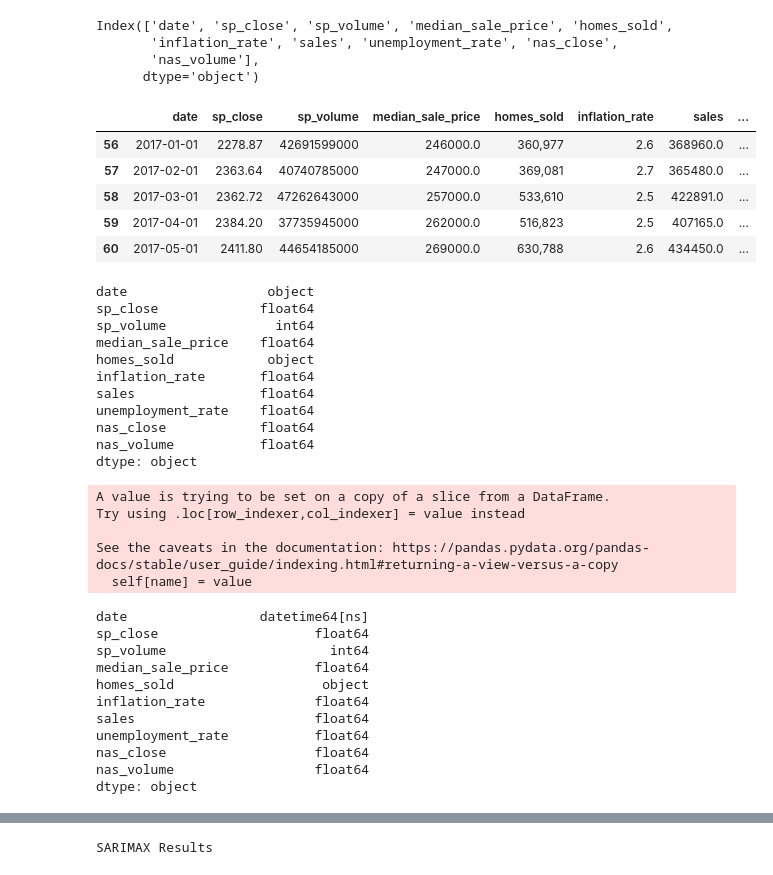
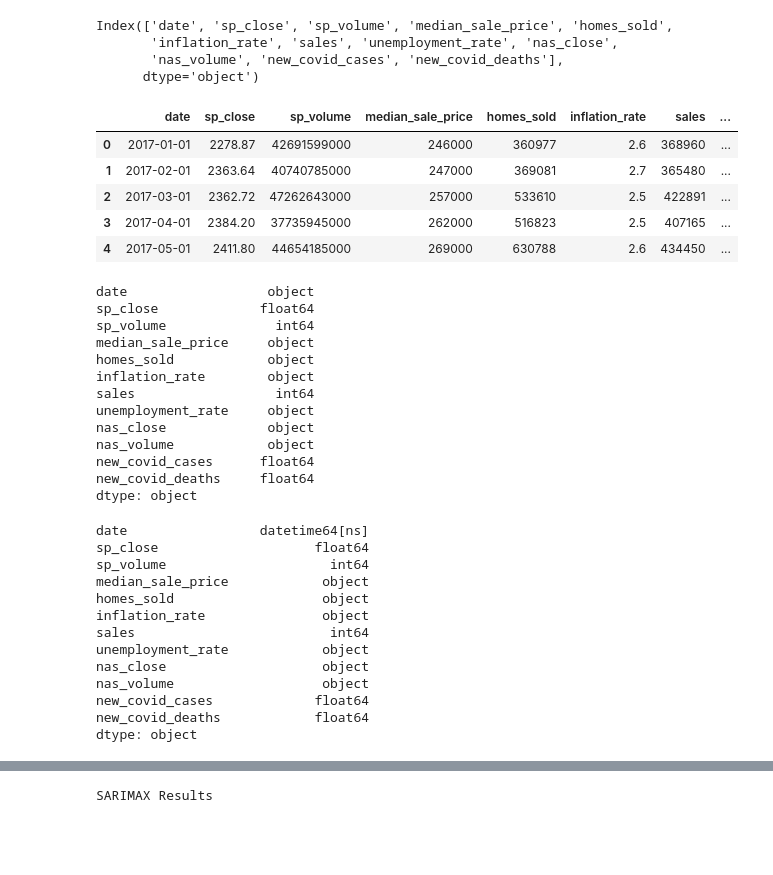
Before and after one commit to Kuldeep200/Covid-19, a Jupyter notebook: ARIMA.ipynb, the cells around one changed output, grey strips where cells are left out. Drawn from its saved outputs; the diff is of its cells as text; code cells hidden in the pictures; blank space fills up the shorter version.

```diff
--- a/ARIMA.ipynb
+++ b/ARIMA.ipynb
@@ -26,0 +12,7 @@ df.head()
+# %%
+engine = create_engine(f"postgresql://postgres:9LoveahM!@finalproject-1.cdkjbf76bqph.us-east-1.rds.amazonaws.com:5432/project")
+conn = engine.connect()
+# %%
+cursor= engine.execute('SELECT * FROM final_df')
+# %%
+df=pd.DataFrame(cursor, columns=['date', "sp_close", "sp_volume", "median_sale_price", "homes_sold", "inflation_rate",  "sales", "unemployment_rate", "nas_close", "nas_volume", "new_covid_cases", "new_covid_deaths"])
@@ -31,53 +32,51 @@ df.columns
 # %% [output]
 Index(['date', 'sp_close', 'sp_volume', 'median_sale_price', 'homes_sold',
        'inflation_rate', 'sales', 'unemployment_rate', 'nas_close',
-       'nas_volume'],
+       'nas_volume', 'new_covid_cases', 'new_covid_deaths'],
       dtype='object')
 # %%
-final_df=df.dropna()
+final_df=df.fillna(0)
 final_df.head()
 # %% [output]
 |  | date | sp_close | sp_volume | median_sale_price | homes_sold | inflation_rate | sales | ... |
-| 56 | 2017-01-01 | 2278.87 | 42691599000 | 246000.0 | 360,977 | 2.6 | 368960.0 | ... |
-| 57 | 2017-02-01 | 2363.64 | 40740785000 | 247000.0 | 369,081 | 2.7 | 365480.0 | ... |
-| 58 | 2017-03-01 | 2362.72 | 47262643000 | 257000.0 | 533,610 | 2.5 | 422891.0 | ... |
-| 59 | 2017-04-01 | 2384.20 | 37735945000 | 262000.0 | 516,823 | 2.5 | 407165.0 | ... |
-| 60 | 2017-05-01 | 2411.80 | 44654185000 | 269000.0 | 630,788 | 2.6 | 434450.0 | ... |
+| 0 | 2017-01-01 | 2278.87 | 42691599000 | 246000 | 360977 | 2.6 | 368960 | ... |
+| 1 | 2017-02-01 | 2363.64 | 40740785000 | 247000 | 369081 | 2.7 | 365480 | ... |
+| 2 | 2017-03-01 | 2362.72 | 47262643000 | 257000 | 533610 | 2.5 | 422891 | ... |
+| 3 | 2017-04-01 | 2384.20 | 37735945000 | 262000 | 516823 | 2.5 | 407165 | ... |
+| 4 | 2017-05-01 | 2411.80 | 44654185000 | 269000 | 630788 | 2.6 | 434450 | ... |
 # %%
 final_df.dtypes
 # %% [output]
 date                  object
 sp_close             float64
 sp_volume              int64
-median_sale_price    float64
+median_sale_price     object
 homes_sold            object
-inflation_rate       float64
-sales                float64
-unemployment_rate    float64
-nas_close            float64
-nas_volume           float64
+inflation_rate        object
+sales                  int64
+unemployment_rate     object
+nas_close             object
+nas_volume            object
+new_covid_cases      float64
+new_covid_deaths     float64
 dtype: object
 # %%
 final_df.date= pd.to_datetime(final_df.date, errors='coerce')
-# %% [output]
-A value is trying to be set on a copy of a slice from a DataFrame.
-Try using .loc[row_indexer,col_indexer] = value instead
-
-See the caveats in the documentation: https://pandas.pydata.org/pandas-docs/stable/user_guide/indexing.html#returning-a-view-versus-a-copy
-  self[name] = value
 # %%
 final_df.dtypes
 # %% [output]
 date                 datetime64[ns]
 sp_close                    float64
 sp_volume                     int64
-median_sale_price           float64
+median_sale_price            object
 homes_sold                   object
-inflation_rate              float64
-sales                       float64
-unemployment_rate           float64
-nas_close                   float64
-nas_volume                  float64
+inflation_rate               object
+sales                         int64
+unemployment_rate            object
+nas_close                    object
+nas_volume                   object
+new_covid_cases             float64
+new_covid_deaths            float64
 dtype: object
 # %%
 pip install pmdarima
```
Also changed, not shown: parts of 6 cells of this notebook, 1 other file.
